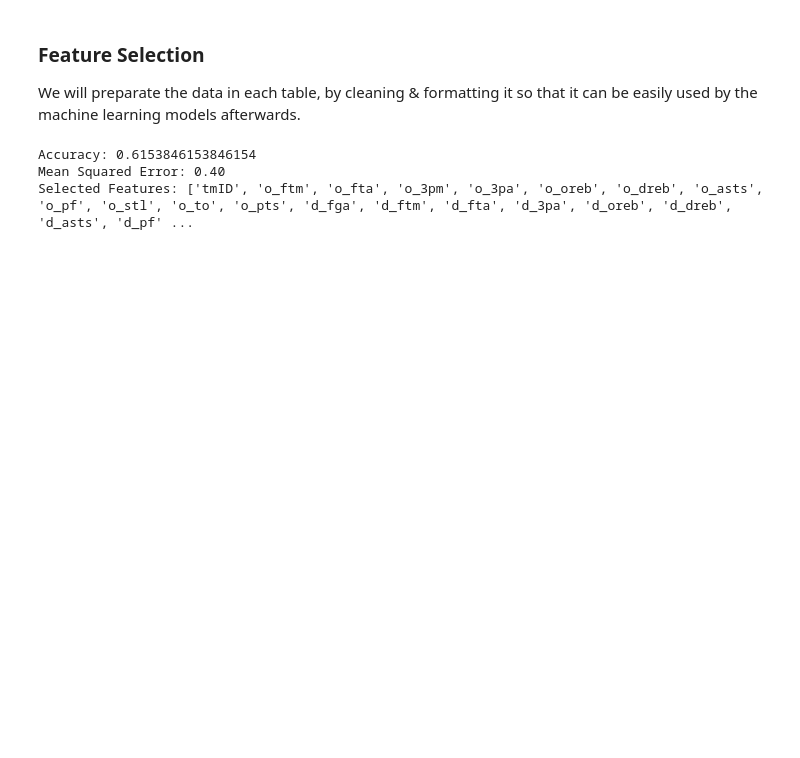
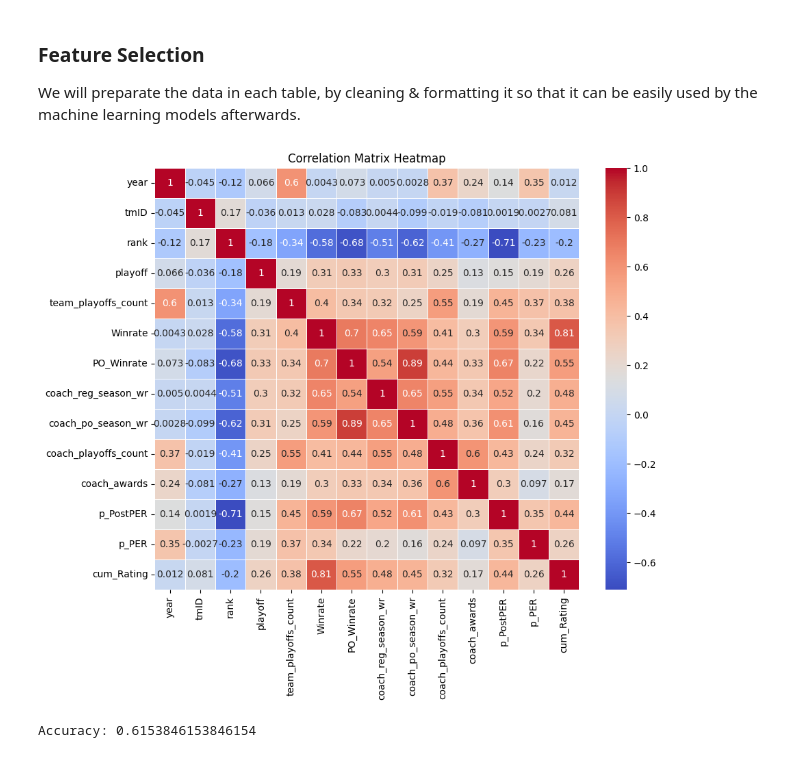
Before and after one commit to oliveira002/FEUP-AC, a Jupyter notebook: data_preparation.ipynb, the cells around one changed output. Saved outputs shown, nothing was run; the diff lists cells and outputs as text; code cells hidden in the pictures; blank space fills up the shorter version.

```diff
--- a/data_preparation.ipynb
+++ b/data_preparation.ipynb
@@ -24,5 +25,7 @@ db_cur = db.cursor()
 
 [df_awards, df_coaches, df_players_teams, df_players, df_series_post, df_teams_post, df_teams] = pu.db_to_pandas(db)
 # %%
+final_rick = pu.calc_team_power_rat(df_players_teams,df_awards,df_players,df_teams,1)
+print(final_rick.columns)
 #oi = ru.merge_all_raw_data(df_teams,df_players_teams,df_coaches,df_awards,df_teams_post,1)
 #print(oi.to_string())
@@ -276,6 +300,6 @@ merged_data = pu.merge_all_data(df_new_coaches,df_new_teams,df_new_players_teams
 merged_data.drop('coachID',axis = 1, inplace = True)
 merged_data = merged_data[merged_data['year'] != 1]
 
-print(merged_data.to_string())
-display(merged_data)
-print(merged_data.columns)
+
+
+merged_data = pd.merge(merged_data, final_rick, on=['tmID', 'year'], how='left')
@@ -333,45 +309,63 @@ We will preparate the data in each table, by cleaning & formatting it so that it
 # %%
 from sklearn.model_selection import train_test_split
 from sklearn.tree import DecisionTreeClassifier
 from sklearn.metrics import accuracy_score
 from sklearn.preprocessing import LabelEncoder
 from sklearn.preprocessing import StandardScaler
+from sklearn.ensemble import RandomForestClassifier
+
 from sklearn.decomposition import PCA
 
 import feature_selection as fs
 
 label_encoder = LabelEncoder()
 
-"""
+
 merged_data = merged_data.drop(columns=['o_fgm', 'o_fga', 'o_ftm', 'o_fta',
        'o_3pm', 'o_3pa', 'o_oreb', 'o_dreb', 'o_reb', 'o_asts', 'o_pf',
        'o_stl', 'o_to', 'o_blk', 'o_pts', 'd_fgm', 'd_fga', 'd_ftm', 'd_fta',
        'd_3pm', 'd_3pa', 'd_oreb', 'd_dreb', 'd_reb', 'd_asts', 'd_pf',
-       'd_stl', 'd_to', 'd_blk', 'd_pts', 'min','players_minutes'])
+       'd_stl', 'd_to', 'd_blk', 'd_pts', 'min','p_GP', 'p_GS', 'p_minutes',
+       'p_points', 'p_oRebounds', 'p_dRebounds', 'p_rebounds', 'p_assists',
+       'p_steals', 'p_blocks', 'p_turnovers', 'p_PF', 'p_fgAttempted',
+       'p_fgMade', 'p_ftAttempted', 'p_ftMade', 'p_threeAttempted',
+       'p_threeMade', 'p_dq', 'p_PostGP', 'p_PostGS', 'p_PostMinutes',
+       'p_PostPoints', 'p_PostoRebounds', 'p_PostdRebounds', 'p_PostRebounds',
+       'p_PostAssists', 'p_PostSteals', 'p_PostBlocks', 'p_PostTurnovers',
+       'p_PostPF', 'p_PostfgAttempted', 'p_PostfgMade', 'p_PostftAttempted',
+       'p_PostftMade', 'p_PostthreeAttempted', 'p_PostthreeMade', 'p_PostDQ',
+       'p_player_awards'], axis = 1)
+
+"""
+merged_data.drop(columns=['o_fgm', 'o_fga', 'o_ftm', 'o_fta',
+       'o_3pm', 'o_3pa', 'o_oreb', 'o_dreb', 'o_reb', 'o_asts', 'o_pf',
+       'o_stl', 'o_to', 'o_blk', 'o_pts', 'd_fgm', 'd_fga', 'd_ftm', 'd_fta',
+       'd_3pm', 'd_3pa', 'd_oreb', 'd_dreb', 'd_reb', 'd_asts', 'd_pf',
+       'd_stl', 'd_to', 'd_blk', 'd_pts', 'min','p_minutes'], axis = 1, inplace = True)
 """
 
-merged_data['tmID'] = label_encoder.fit_transform(merged_data['tmID'])
-
-merged_data = fs.aggregate_stats_features(merged_data)
 
 
+
+merged_data['tmID'] = label_encoder.fit_transform(merged_data['tmID'])
+correlation_matrix = merged_data.corr()
+# Create a heatmap
+plt.figure(figsize=(10, 8))
+sns.heatmap(correlation_matrix, annot=True, cmap='coolwarm', linewidths=.5)
+plt.title('Correlation Matrix Heatmap')
+plt.show()
+#merged_data = fs.aggregate_stats_features(merged_data)
 
 x = merged_data.drop('playoff', axis=1)
 y = merged_data['playoff']
 
+x_train, x_test, y_train, y_test = train_test_split(x, y, test_size=0.1)
 
-
-x_train, x_test, y_train, y_test = train_test_split(x, y, test_size=0.2)
-
-# Create a Decision Tree classifier
-clf = DecisionTreeClassifier()
+clf = RandomForestClassifier(random_state=42)
 clf.fit(x_train, y_train)
 predictions = clf.predict(x_test)
 accuracy = accuracy_score(y_test, predictions)
 print(f"Accuracy: {accuracy}")
-
-fs.lasso_feature_selection(x_train,x_test,y_train,y_test,0.1)
 # %% [output]
+[figure, added]
 Accuracy: 0.6153846153846154
-Mean Squared Error: 0.40
-Selected Features: ['tmID', 'o_ftm', 'o_fta', 'o_3pm', 'o_3pa', 'o_oreb', 'o_dreb', 'o_asts', 'o_pf', 'o_stl', 'o_to', 'o_pts', 'd_fga', 'd_ftm', 'd_fta', 'd_3pa', 'd_oreb', 'd_dreb', 'd_asts', 'd_pf' ...
```
Also changed, not shown: parts of 10 cells of this notebook, 1 other file.
